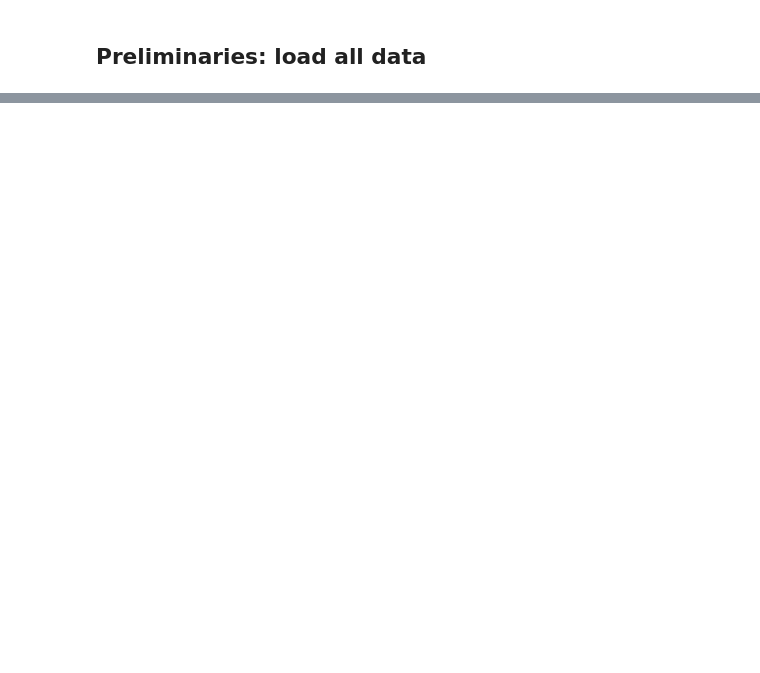
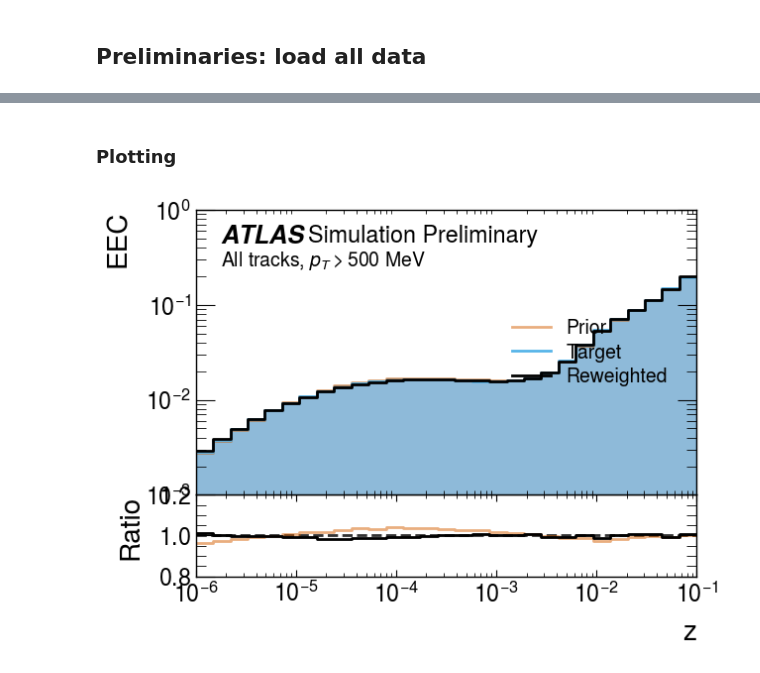
Before and after one commit to kgreif24/zjets_omnifold, a Jupyter notebook: analyze/calc_eec.ipynb, the cells around one changed output, grey strips where cells are left out. Saved outputs shown, nothing was run; the diff lists cells and outputs as text; code cells hidden in the pictures; blank space fills up the shorter version.

Commit message:
Implement EEC measurement, some refactors of utility modules

```diff
--- a/analyze/calc_eec.ipynb
+++ b/analyze/calc_eec.ipynb
@@ -58,0 +107,3 @@ sherpa_weights = np.load("/pscratch/sd/k/kgreif/zjets_plot_staging/sherpa_weight
+# %%
+bins = np.logspace(-6, -1, 30)
+print(bins)
@@ -58,0 +176,37 @@ sherpa_weights = np.load("/pscratch/sd/k/kgreif/zjets_plot_staging/sherpa_weight
+# %%
+# Pickle the resulting histograms
+hist_dir = "./hist_storage"
+with open(os.path.join(hist_dir, "pd_eec_hists.pkl"), "wb") as f:
+    pickle.dump(
+        {
+            "truth_mc": truth_mc_hists,
+            "truth_hv": truth_hv_hists,
+            "truth_pd": truth_pd_hists,
+        },
+        f,
+    )
+# %% [markdown]
+### Plotting
+# %%
+# Load the histograms
+hist_dir = "./hist_storage"
+with open(os.path.join(hist_dir, "pd_eec_hists.pkl"), "rb") as f:
+    all_hists = pickle.load(f)
+
+measurement_hists = {**all_hists["truth_mc"], **all_hists["truth_hv"]}
+truth_pd_hists = all_hists["truth_pd"]
+# %%
+# Plot comparison to truth pseudodata (no uncertainties)
+import visualize as vis
+comp = vis.compare_to_target(
+    measurement_hists,
+    truth_pd_hists,
+    log_xscale=True,
+    linear_yscale=False,
+    ylabel="EEC",
+    xlabel="z",
+    normalize=True,
+    rlab="All tracks, $p_T > 500$ MeV",
+)
+# %% [output]
+[figure, added]
```
Also changed, not shown: parts of 18 cells of this notebook, 5 other files.
